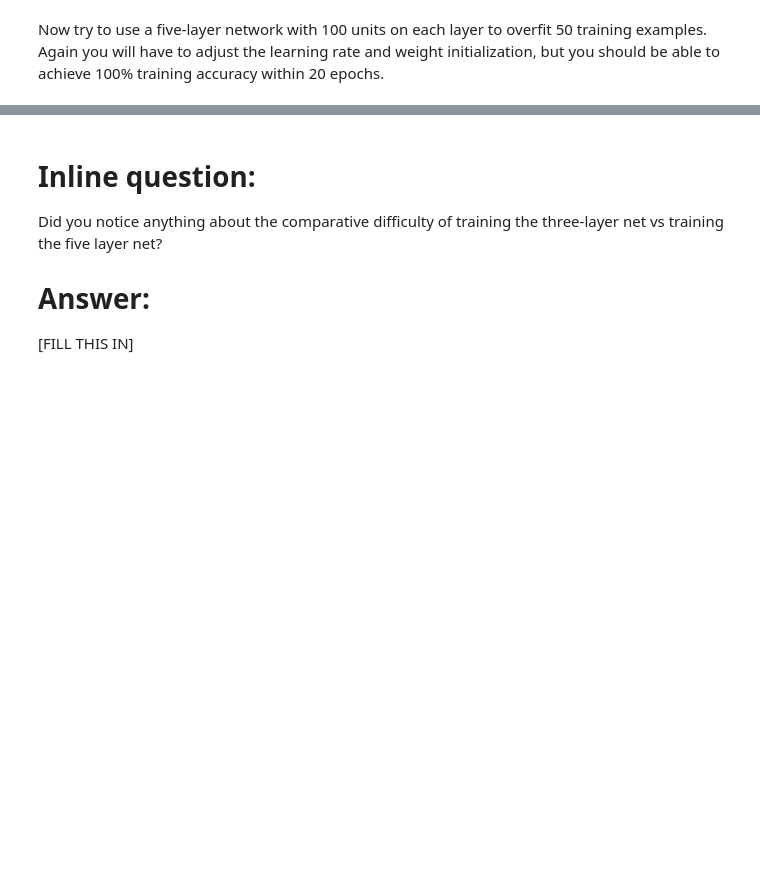
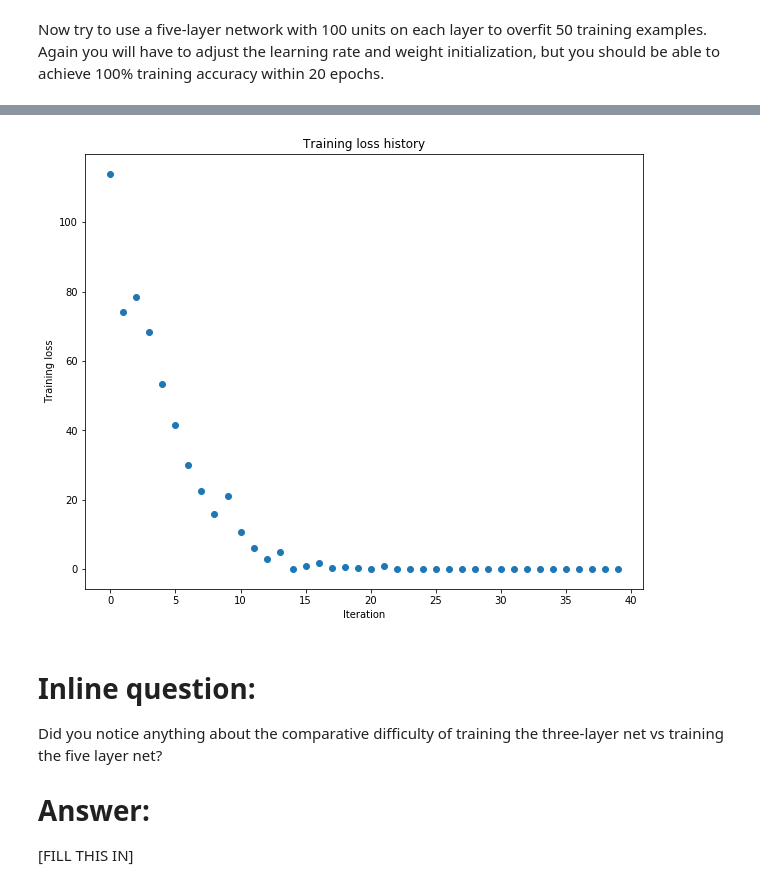
Before and after one commit to versatran01/cs231n_spring_2017, a Jupyter notebook: assignment2/FullyConnectedNets.ipynb, the cells around one changed output, grey strips where cells are left out. Cells and saved outputs as stored; diff of their text form; code cells hidden in the pictures; blank space fills up the shorter version.

```diff
--- a/assignment2/FullyConnectedNets.ipynb
+++ b/assignment2/FullyConnectedNets.ipynb
@@ -405,8 +481,8 @@ small_data = {
   'y_val': data['y_val'],
 }
 
-learning_rate = 1e-3
-weight_scale = 1e-5
+learning_rate = 3e-4
+weight_scale = 1e-1
 model = FullyConnectedNet([100, 100, 100, 100],
                 weight_scale=weight_scale, dtype=np.float64)
 solver = Solver(model, small_data,
@@ -423,3 +499,4 @@ plt.title('Training loss history')
 plt.xlabel('Iteration')
 plt.ylabel('Training loss')
 plt.show()
+# %% [output]
@@ -426,3 +520,4 @@ plt.show()
+[figure, added]
 # %% [markdown]
 # Inline question:
 Did you notice anything about the comparative difficulty of training the three-layer net vs training the five layer net?
```
Also changed, not shown: parts of 8 cells of this notebook, 3 other files.
